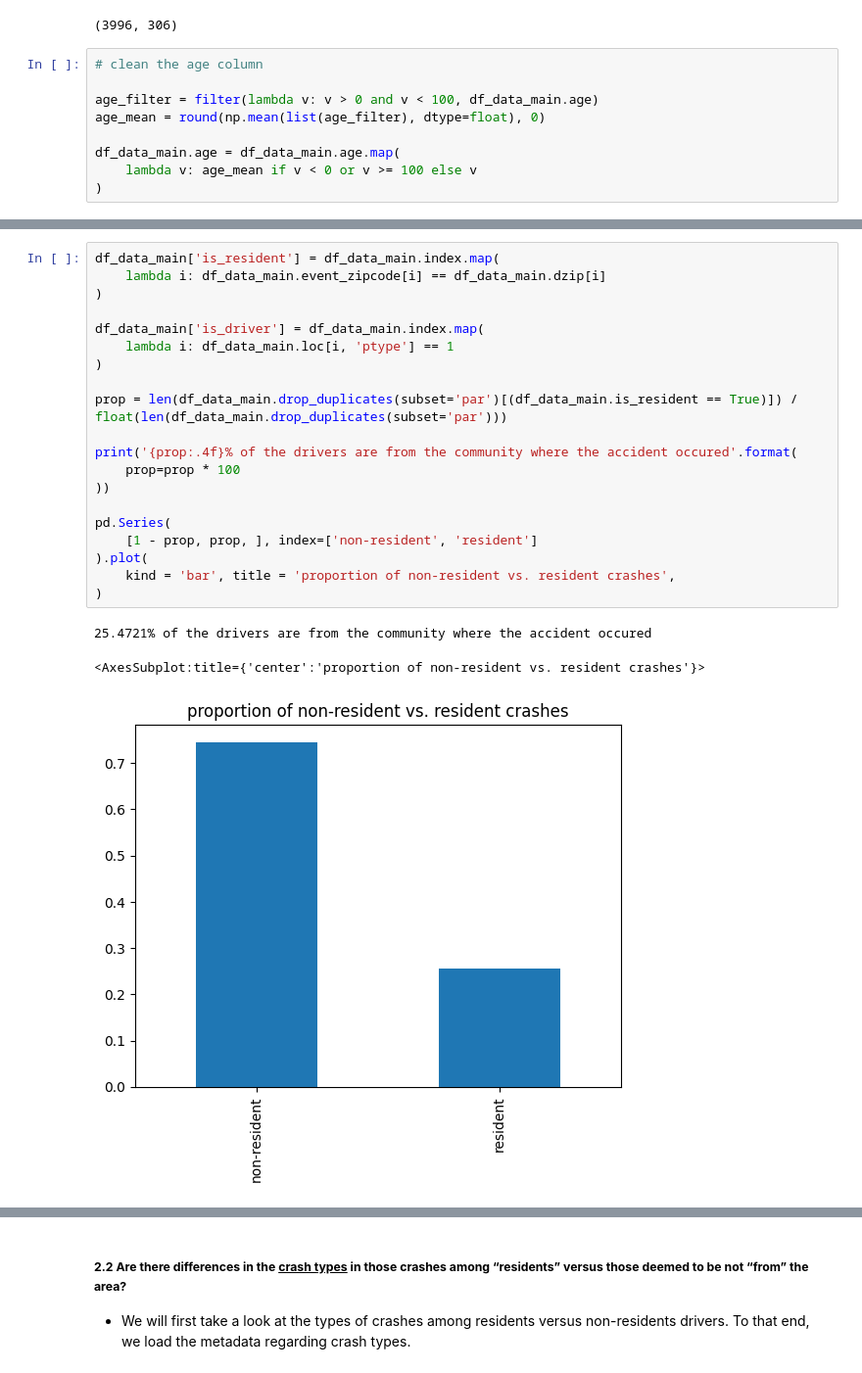
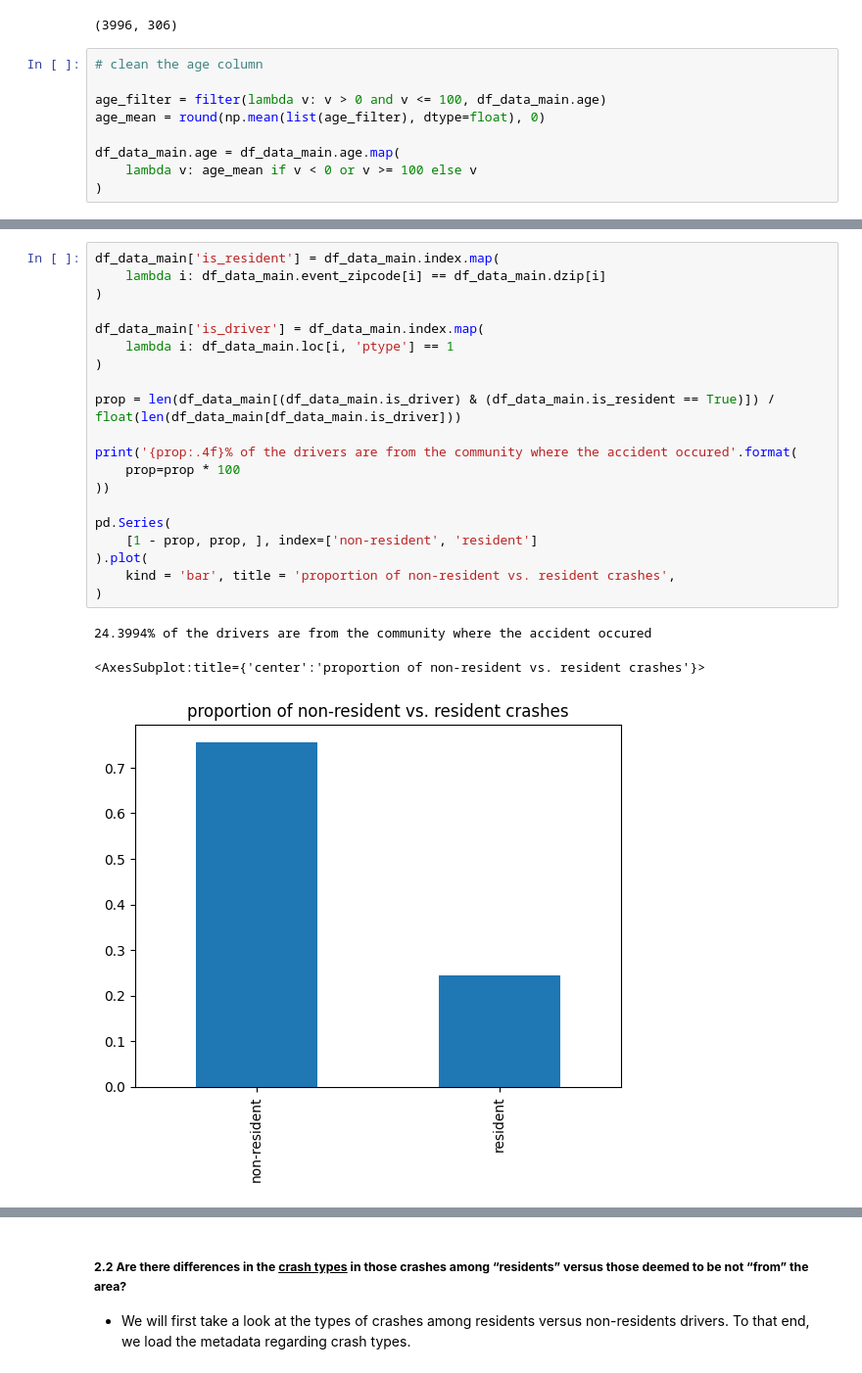
Before and after one commit to Chacoon3/Info-Challenge-2023, a Jupyter notebook: code_py/analysis.ipynb, the cells around one changed output, grey strips where cells are left out. Shown: that part at 98% size. Drawn from its saved outputs; the diff is of its cells as text.

```diff
--- a/code_py/analysis.ipynb
+++ b/code_py/analysis.ipynb
@@ -69,7 +69,7 @@ df_data_main.shape
 # %%
 # clean the age column
 
-age_filter = filter(lambda v: v > 0 and v < 100, df_data_main.age)
+age_filter = filter(lambda v: v > 0 and v <= 100, df_data_main.age)
 age_mean = round(np.mean(list(age_filter), dtype=float), 0)
 
 df_data_main.age = df_data_main.age.map(
@@ -81,25 +83,25 @@ df_data_main.age = df_data_main.age.map(
 # %%
 df_data_main['is_resident'] = df_data_main.index.map(
     lambda i: df_data_main.event_zipcode[i] == df_data_main.dzip[i]
 )
 
 df_data_main['is_driver'] = df_data_main.index.map(
     lambda i: df_data_main.loc[i, 'ptype'] == 1
 )
 
-prop = len(df_data_main.drop_duplicates(subset='par')[(df_data_main.is_resident == True)]) / float(len(df_data_main.drop_duplicates(subset='par')))
+prop = len(df_data_main[(df_data_main.is_driver) & (df_data_main.is_resident == True)]) / float(len(df_data_main[df_data_main.is_driver]))
 
 print('{prop:.4f}% of the drivers are from the community where the accident occured'.format(
     prop=prop * 100
 ))
 
 pd.Series(
     [1 - prop, prop, ], index=['non-resident', 'resident']
 ).plot(
     kind = 'bar', title = 'proportion of non-resident vs. resident crashes',
 )
 # %% [output]
-25.4721% of the drivers are from the community where the accident occured
+24.3994% of the drivers are from the community where the accident occured
 <AxesSubplot:title={'center':'proportion of non-resident vs. resident crashes'}>
-[figure, old version]
+[figure, new version]
 # %% [markdown]
```
Also changed, not shown: parts of 3 cells of this notebook.
